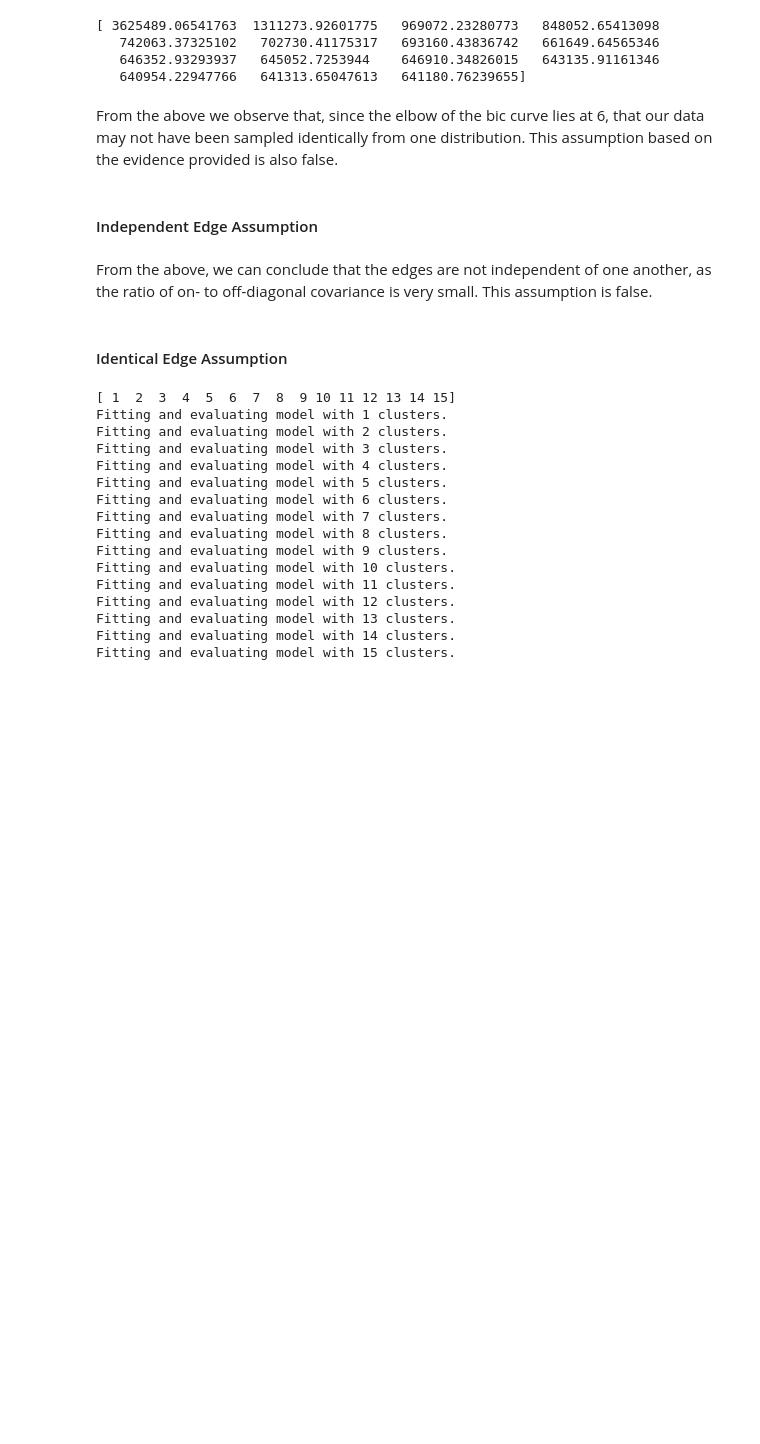
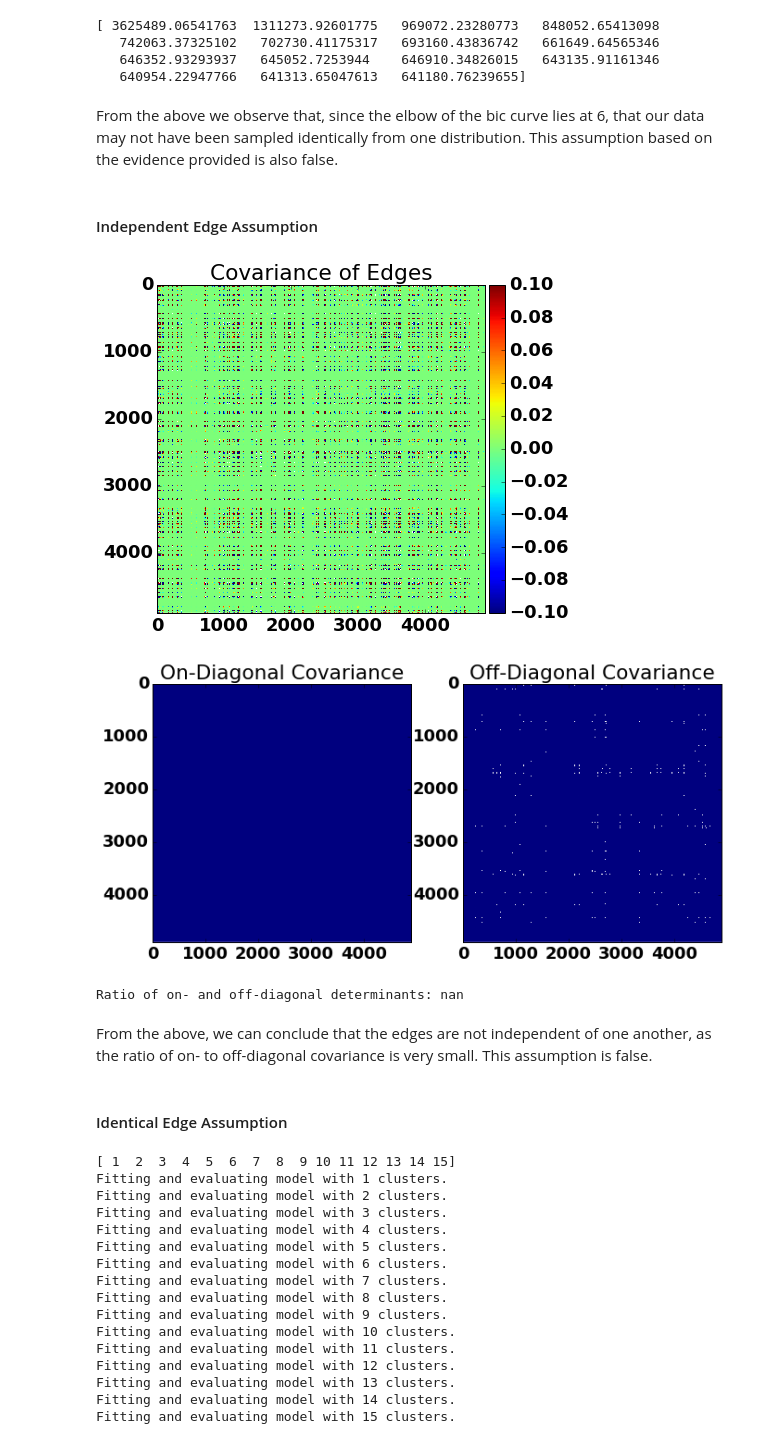
Before and after one commit to Upward-Spiral-Science/TA, a Jupyter notebook: code/test_assumptions.ipynb, the cells around one changed output. Cells and saved outputs as stored; diff of their text form; code cells hidden in the pictures; blank space fills up the shorter version.

```diff
--- a/code/test_assumptions.ipynb
+++ b/code/test_assumptions.ipynb
@@ -198,7 +198,7 @@ ax = plt.gca()
 im = ax.imshow(np.log(covar/100000+1), interpolation='None')
 im.set_clim([0, np.max(np.log(covar/100000))])
 
-plt.title('Covariance of edges in KKI2009 dataset')
+plt.title('Covariance of Edges')
 # plt.xticks((0, 20, 41), ('1', '21', '42'))
 # plt.yticks((0, 20, 41), ('1', '21', '42'))
 
@@ -206,33 +206,37 @@ divider = make_axes_locatable(ax)
 cax = divider.append_axes("right", size="5%", pad=0.05)
 
 plt.colorbar(im, cax=cax)
 plt.tight_layout()
 plt.savefig('../figs/edges_covariance.png')
 plt.show()
 
 diag = covar.diagonal()*np.eye(covar.shape[0])
 hollow = covar-diag
 d_det = np.linalg.det(diag)
 h_det = np.linalg.det(hollow)
 
 plt.figure(figsize=(11,8))
 plt.subplot(121)
 plt.imshow(np.log(diag/100000+1), interpolation='None')
 plt.clim([0, np.max(np.log(covar/100000+1))])
 plt.title('On-Diagonal Covariance')
 # plt.xticks((0, 20, 41), ('1', '21', '42'))
 # plt.yticks((0, 20, 41), ('1', '21', '42'))
 
 
 plt.subplot(122)
 plt.imshow(np.log(hollow/100000+1), interpolation='None')
 plt.clim([0, np.max(np.log(covar/100000+1))])
 plt.title('Off-Diagonal Covariance')
 # plt.xticks((0, 20, 41), ('1', '21', '42'))
 # plt.yticks((0, 20, 41), ('1', '21', '42'))
 plt.show()
 
 print "Ratio of on- and off-diagonal determinants: " + str(d_det/h_det)
+# %% [output]
+[figure, added]
+[figure, added]
+Ratio of on- and off-diagonal determinants: nan
 # %% [markdown]
 From the above, we can conclude that the edges are not independent of one another, as the ratio of on- to off-diagonal covariance is very small. This assumption is false.
 # %% [markdown]
```
Also changed, not shown: parts of 1 cell of this notebook, 3 other files.
